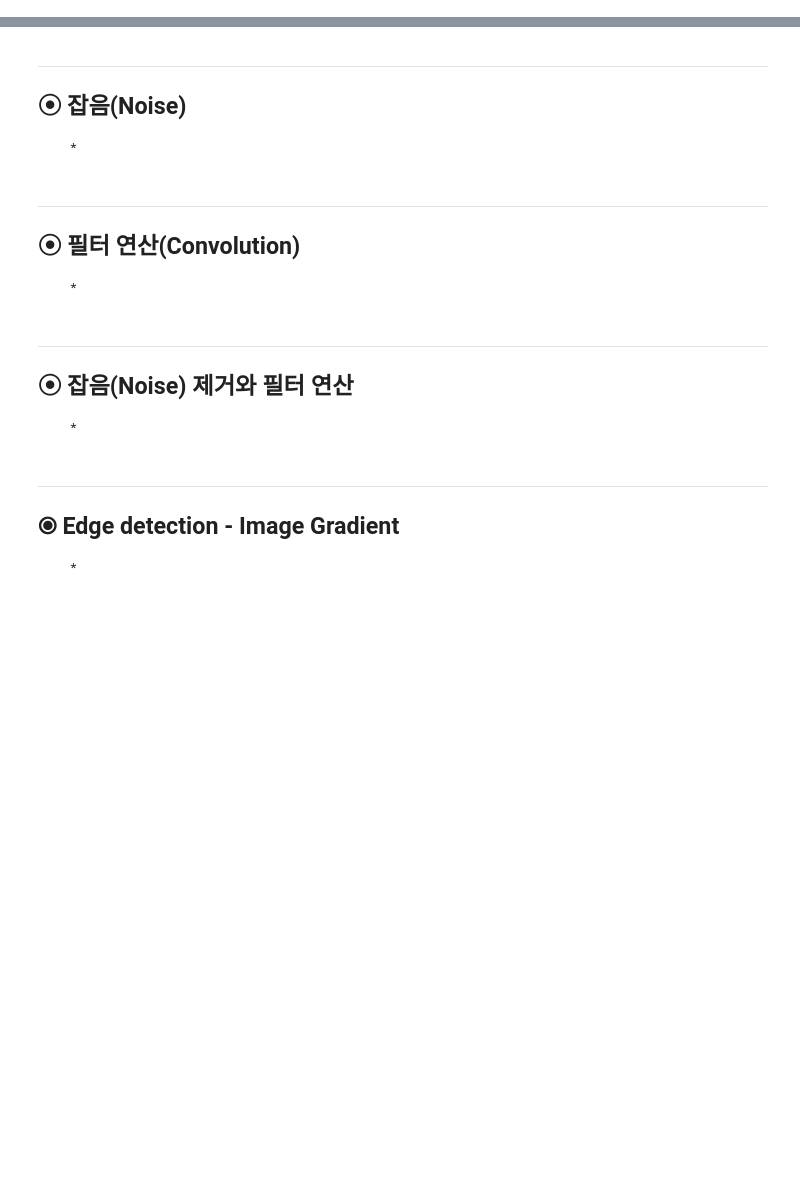
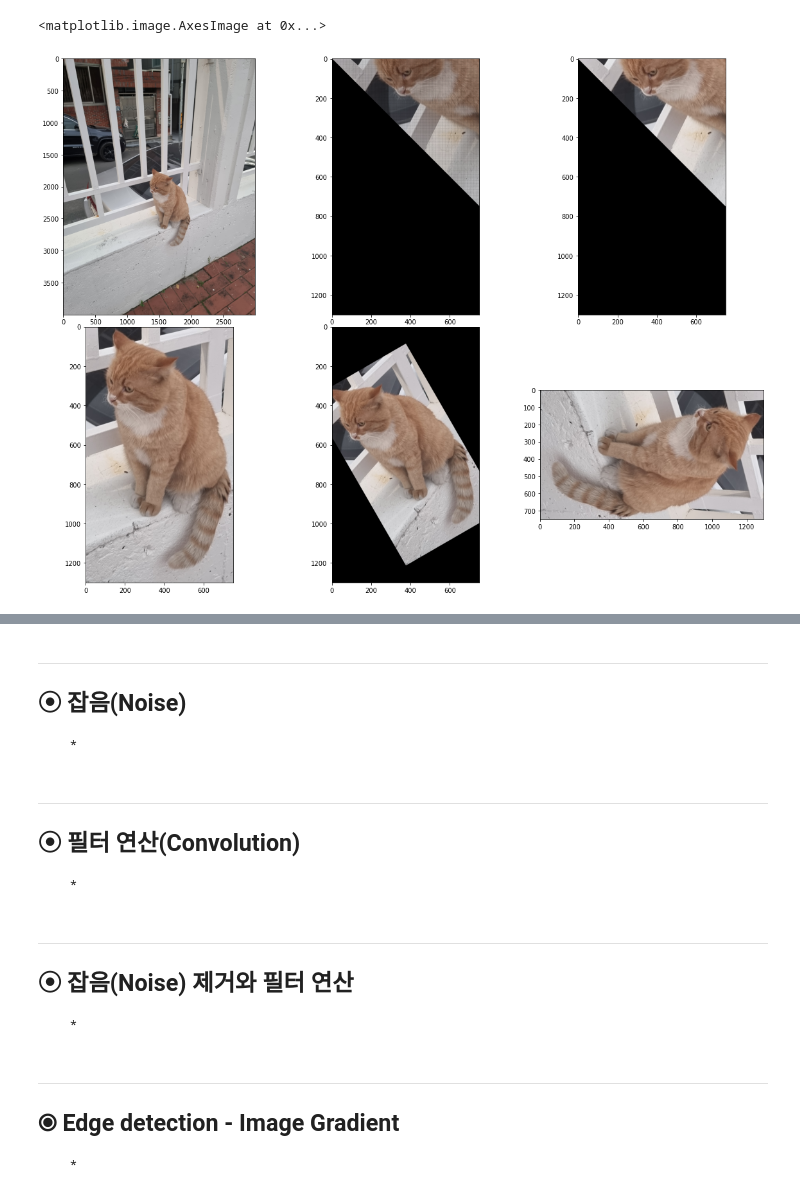
Before and after one commit to KwonDoRyoung/AdvancedBasicEducationProgram, a Jupyter notebook: python04_2.ipynb, the cells around one changed output, grey strips where cells are left out. Cells and saved outputs as stored; diff of their text form; code cells hidden in the pictures; blank space fills up the shorter version.

```diff
--- a/python04_2.ipynb
+++ b/python04_2.ipynb
@@ -28,0 +145,73 @@ import matplotlib.pyplot as plt
+# %%
+import os
+import cv2.cv2
+import numpy as np
+import matplotlib.pyplot as plt
+
+def image_rotation(image, angle):
+  # 불완전 코드: 보간법이 들어가있지 않음
+  radian = np.radians(angle)
+  rotation_matrix = np.array([[np.cos(radian), np.sin(radian), 0],[-np.sin(radian), np.cos(radian), 0]])
+
+  coords = np.indices((image.shape[1], image.shape[0]),).reshape(2, -1)
+  coords = np.vstack((coords, np.ones(coords.shape[1])))
+
+  warp_coords = (np.round(rotation_matrix @ coords)).astype(np.int)
+
+  x_coords, y_coords = warp_coords[0,:], warp_coords[1, :]
+  indices = np.where((x_coords >=0) & (x_coords < image.shape[1]) & (y_coords >=0) & (y_coords < image.shape[0]))
+  x_ori, y_ori = coords[0, :][indices].astype(np.int), coords[1, :][indices].astype(np.int)
+  x_tran, y_tran = x_coords[indices], y_coords[indices]
+
+  result_image = np.zeros_like(image)
+  result_image[y_tran, x_tran] = image[y_ori, x_ori]
+  return result_image
+
+plt.figure(figsize=(20, 15))
+plt.subplots_adjust(hspace=0.1, wspace=0.1)
+grid_shape=(4,3)
+
+# =======================================================
+loc=(0,0) # location(loc)
+img = cv2.imread(os.path.join(image_root_path, "cat2.jpeg"))
+img = cv2.cvtColor(img, cv2.COLOR_BGR2RGB)
+plt.subplot2grid(grid_shape, loc, rowspan=2) # span: col 2
+plt.imshow(img)
+
+# =======================================================
+# Cropping, 이미지가 너무 커서 자르겠습니다, numpy Slice를 활용
+loc=(2,0) # location(loc)
+cat_box = [1250, 1700, 2000, 3000]  # x_min, y_min, x_max, y_max
+crop_img = img[cat_box[1]:cat_box[3], cat_box[0]:cat_box[2], :]  # 고양이 부분 좌표
+plt.subplot2grid(grid_shape, loc, rowspan=2) # span: row 2
+plt.imshow(crop_img)
+
+loc=(0,1)
+angle = 45
+rotate_img01 = image_rotation(crop_img, angle)
+plt.subplot2grid(grid_shape, loc, rowspan=2)
+plt.imshow(rotate_img01)
+
+loc=(0,2)
+angle = 45
+radian = angle *(np.pi/180)
+rotate_matric = np.array([[np.cos(radian), np.sin(radian), 0], [-np.sin(radian), np.cos(radian), 0]], dtype=np.float32)
+rotate_img02 = cv2.warpAffine(crop_img, rotate_matric, (crop_img.shape[1], crop_img.shape[0]))
+plt.subplot2grid(grid_shape, loc, rowspan=2)
+plt.imshow(rotate_img02)
+
+loc=(2,1)
+angle = 30
+center_pt = (crop_img.shape[1]//2, crop_img.shape[0]//2)
+rotate_matric = cv2.getRotationMatrix2D(center_pt, angle, 0.75)
+rotate_img03 = cv2.warpAffine(crop_img, rotate_matric, (crop_img.shape[1], crop_img.shape[0]))
+plt.subplot2grid(grid_shape, loc, rowspan=2)
+plt.imshow(rotate_img03)
+
+loc=(2,2)
+rotate_img04 = cv2.rotate(crop_img, cv2.ROTATE_90_CLOCKWISE)
+plt.subplot2grid(grid_shape, loc, rowspan=2)
+plt.imshow(rotate_img04)
+# %% [output]
+<matplotlib.image.AxesImage at 0x...>
+[figure, added]
```
Also changed, not shown: parts of 18 cells of this notebook.
